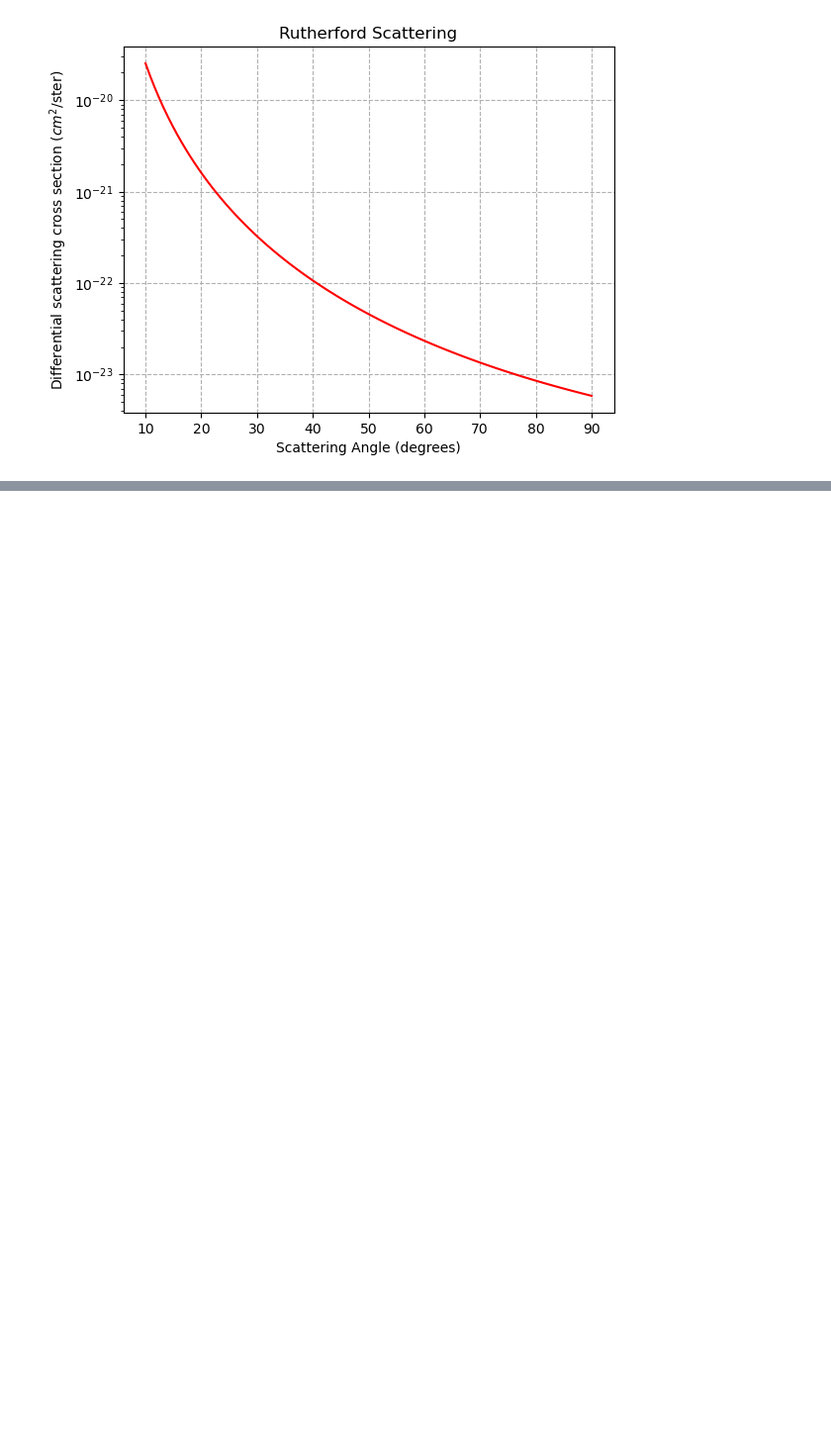
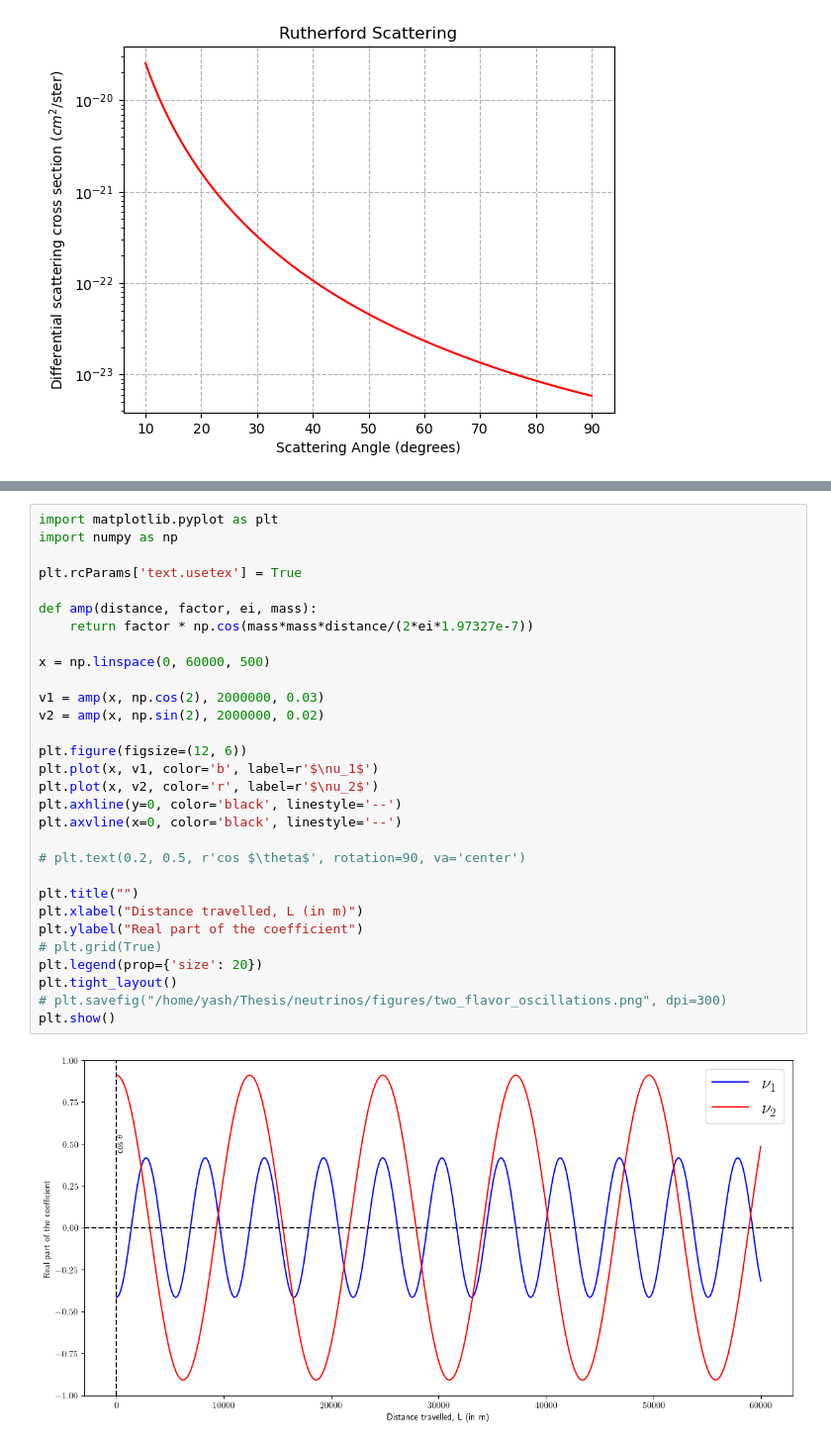
Before and after one commit to YashBezawada/random_scripts, a Jupyter notebook: test.ipynb, the cells around one changed output, grey strips where cells are left out. Shown at 99% size. Saved outputs shown, nothing was run; the diff lists cells and outputs as text; blank space fills up the shorter version.

```diff
--- a/test.ipynb
+++ b/test.ipynb
@@ -517,0 +568,32 @@ plt.savefig("/home/yash/Documents/122B/scattering_xsec.png", dpi=300)
+# %%
+import matplotlib.pyplot as plt
+import numpy as np
+
+plt.rcParams['text.usetex'] = True
+
+def amp(distance, factor, ei, mass):
+    return factor * np.cos(mass*mass*distance/(2*ei*1.97327e-7))
+
+x = np.linspace(0, 60000, 500)
+
+v1 = amp(x, np.cos(2), 2000000, 0.03)
+v2 = amp(x, np.sin(2), 2000000, 0.02)
+
+plt.figure(figsize=(12, 6))
+plt.plot(x, v1, color='b', label=r'$\nu_1$')
+plt.plot(x, v2, color='r', label=r'$\nu_2$')
+plt.axhline(y=0, color='black', linestyle='--')
+plt.axvline(x=0, color='black', linestyle='--')
+
+# plt.text(0.2, 0.5, r'cos $\theta$', rotation=90, va='center')
+
+plt.title("")
+plt.xlabel("Distance travelled, L (in m)")
+plt.ylabel("Real part of the coefficient")
+# plt.grid(True)
+plt.legend(prop={'size': 20})
+plt.tight_layout()
+# plt.savefig("/home/yash/Thesis/neutrinos/figures/two_flavor_oscillations.png", dpi=300)
+plt.show()
+# %% [output]
+[figure, added]
```
Also changed, not shown: parts of 5 cells of this notebook, 4 other files.
